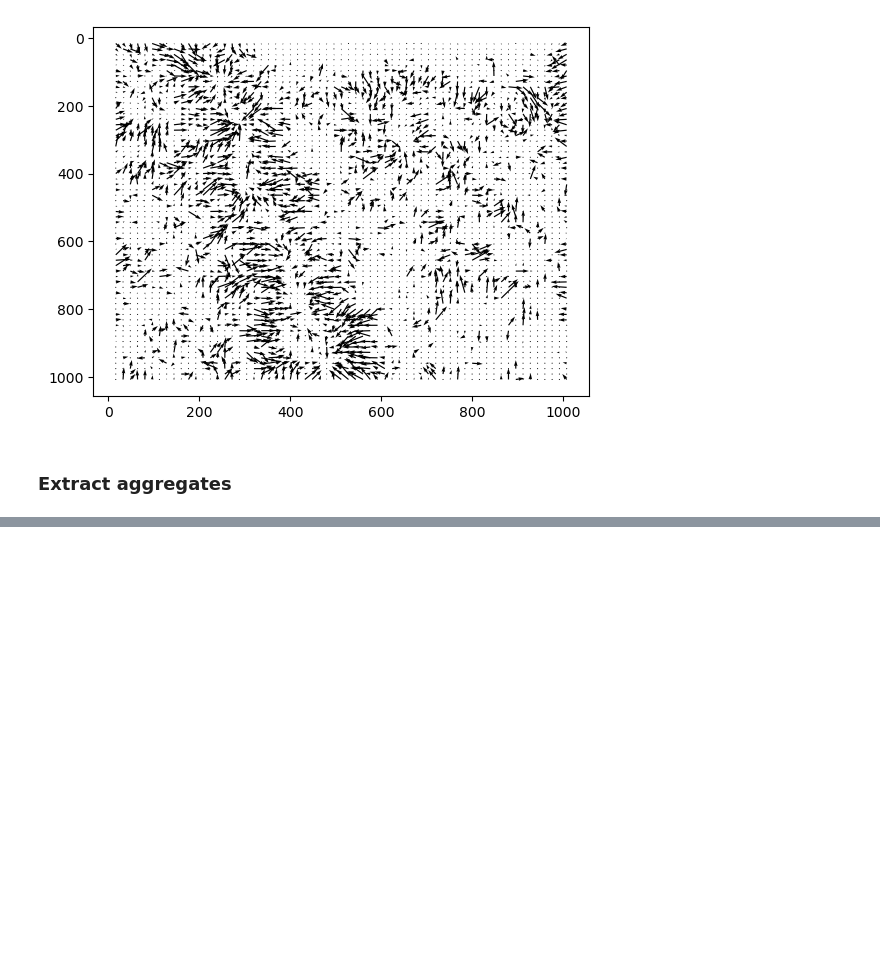
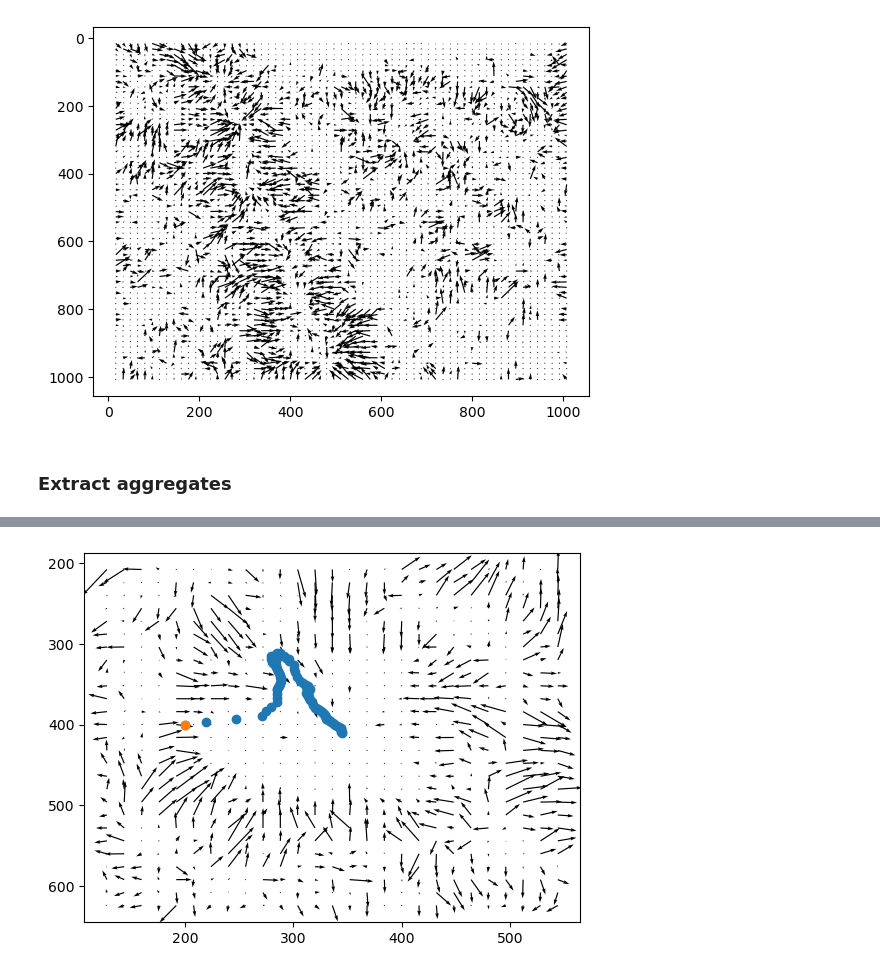
Before and after one commit to rzhou-space/PIV_analysis_headon_data, a Jupyter notebook: Tracking_analysis_mesenchym.ipynb, the cells around one changed output, grey strips where cells are left out. Saved outputs shown, nothing was run; the diff lists cells and outputs as text; code cells hidden in the pictures; blank space fills up the shorter version.

```diff
--- a/Tracking_analysis_mesenchym.ipynb
+++ b/Tracking_analysis_mesenchym.ipynb
@@ -79,0 +131,16 @@ plt.gca().invert_yaxis()
+# %%
+# Single pseudo track.
+
+agg1_pseudo_x, agg1_pseudo_y = Tracking_Py.pseudo_tracking_piv_grid_single_v2(U,
+                                                                             V,
+                                                                             [0, 100],
+                                                                             [200],
+                                                                             [400])
+plt.quiver(agg1_xgrid, agg1_ygrid, agg1_V[100], -agg1_U[100])
+plt.scatter(agg1_pseudo_x, agg1_pseudo_y)
+plt.scatter([200], [400])
+# plt.xlim(100,600)
+# plt.ylim(100,600)
+plt.gca().invert_yaxis()
+# %% [output]
+[figure, added]
```
Also changed, not shown: parts of 17 cells of this notebook.
